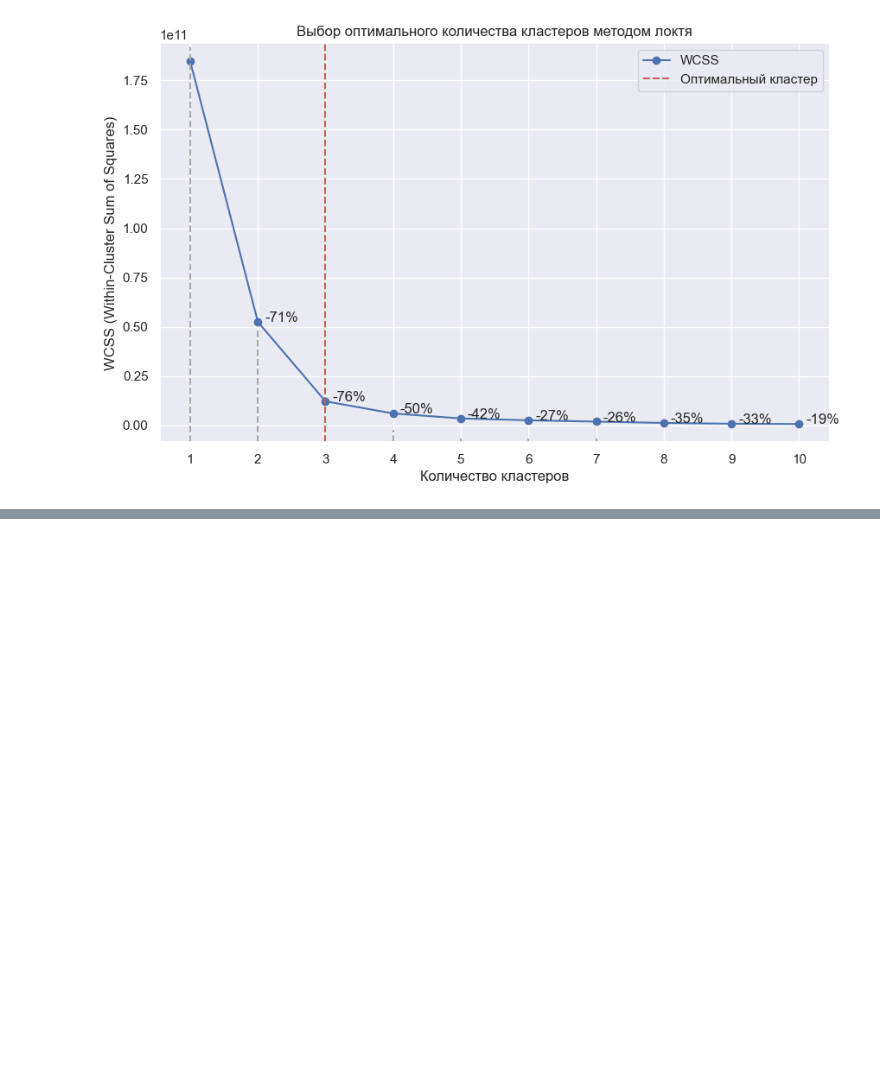
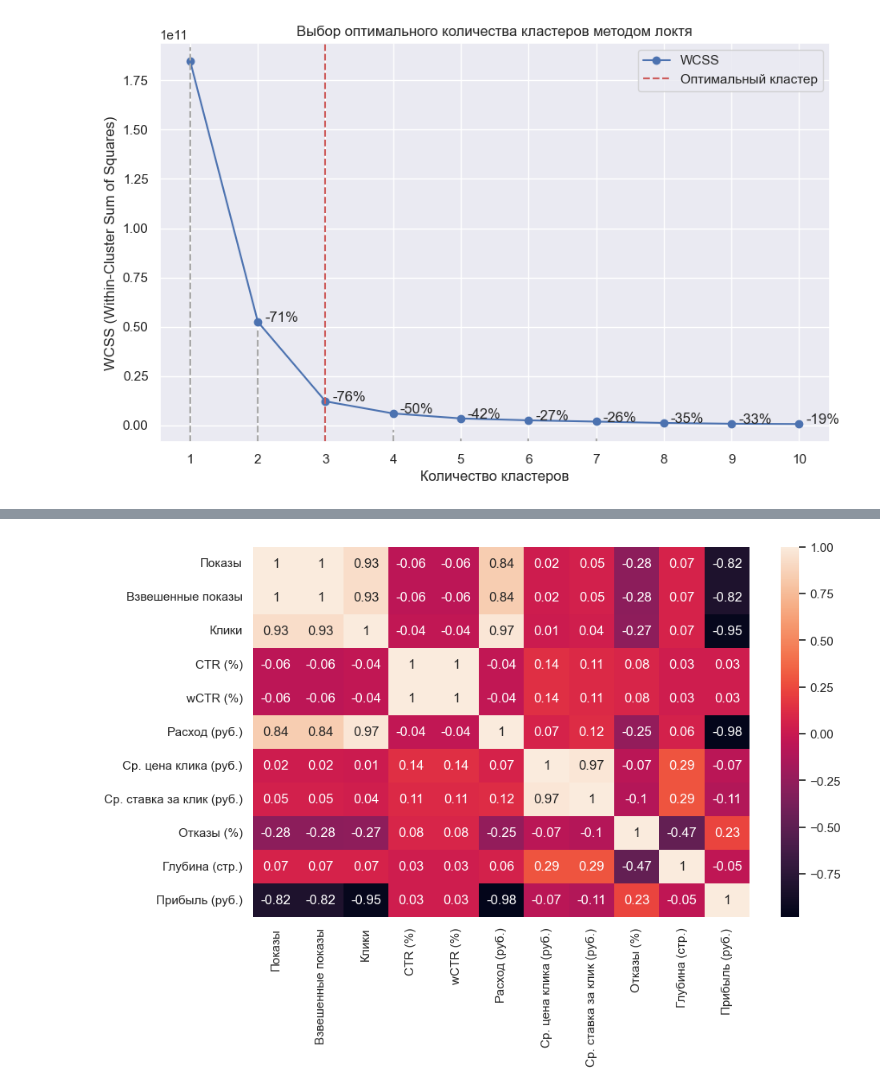
Before and after one commit to neZorinEgor/AdsAnalyzer, a Jupyter notebook: analys/main.ipynb, the cells around one changed output, grey strips where cells are left out. Saved outputs shown, nothing was run; the diff lists cells and outputs as text; code cells hidden in the pictures; blank space fills up the shorter version.

```diff
--- a/analys/main.ipynb
+++ b/analys/main.ipynb
@@ -512,0 +455,6 @@ cluster_0.describe()
+# %%
+plt.figure(figsize=(10, 6))
+sns.heatmap(pd.get_dummies(cluster_2[columns_to_find_corr]).corr().round(2), annot=True)
+plt.show()
+# %% [output]
+[figure, added]
```
Also changed, not shown: parts of 14 cells of this notebook.
